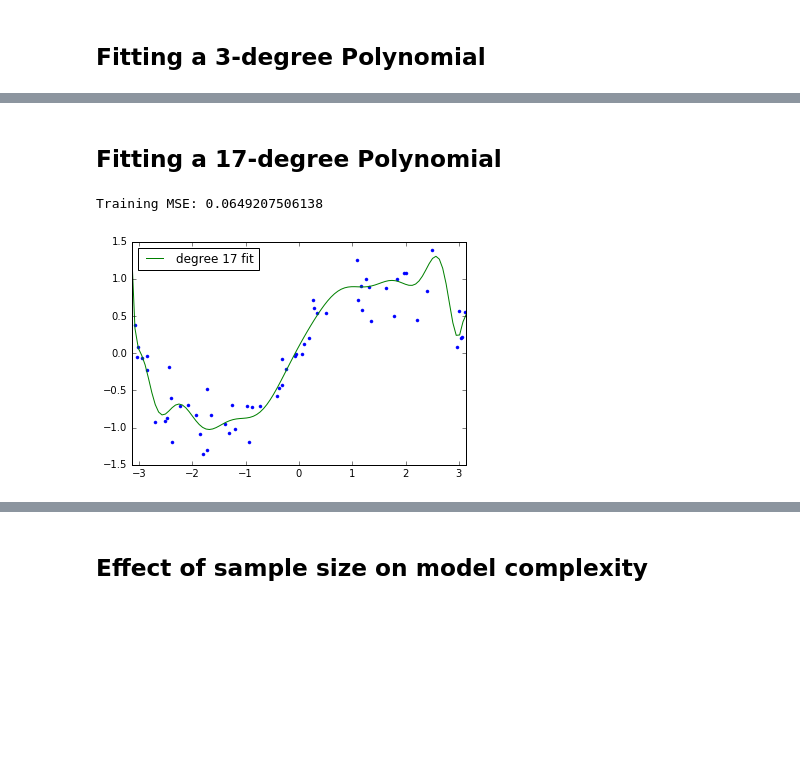
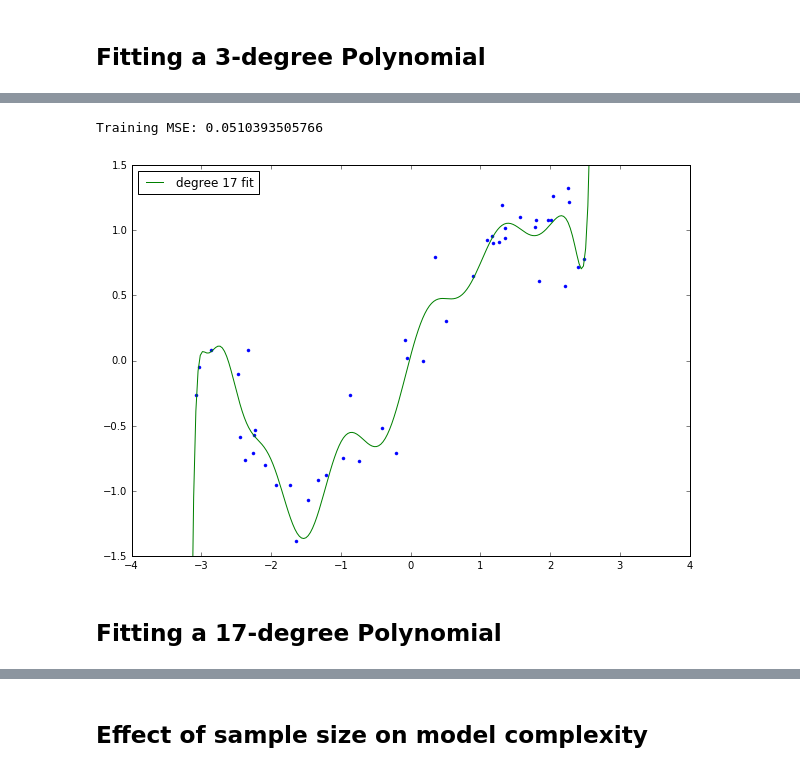
Before and after one commit to swkeny/Bias-Variance-Tradeoff, a Jupyter notebook: Python Scripts/Model Evaluation - Bias, Variance and Regularization.ipynb, the cells around one changed output, grey strips where cells are left out. Drawn from its saved outputs; the diff is of its cells as text; code cells hidden in the pictures; blank space fills up the shorter version.

```diff
--- a/Python Scripts/Model Evaluation - Bias, Variance and Regularization.ipynb
+++ b/Python Scripts/Model Evaluation - Bias, Variance and Regularization.ipynb
@@ -172,20 +202,19 @@ Training MSE: 0.0815610076977
+# %%
+solutionIndex = 4
+p17 = solutions[index][solutionIndex]
+axes = plt.gca()
+axes.set_ylim(-1.5,1.5)
+_ = plt.plot(x, y, '.')
+_ = plt.plot(xpoints, p17(xpoints), '-', label = 'degree 17 fit')
+_ = plt.legend(loc='upper left')
+print("Training MSE: " + str(MSE_ByComplexity(dataSetsTrain, solutions)[index][solutionIndex]))
+fig = matplotlib.pyplot.gcf()
+fig.set_size_inches(10, 7)
+# %% [output]
+Training MSE: 0.0510393505766
+[figure, added]
 # %% [markdown]
 ## Fitting a 17-degree Polynomial
-# %%
-solutionIndex = 4
-p10 = solutions[index][solutionIndex]
-
-axes = plt.gca()
-axes.set_xlim(-math.pi,math.pi)
-axes.set_ylim(-1.5,1.5)
-
-_ = plt.plot(x, y, '.')
-_ = plt.plot(xpoints, p10(xpoints), '-', label = 'degree 17 fit')
-_ = plt.legend(loc='upper left')
-print("Training MSE: " + str(MSE_ByComplexity(dataSetsTrain, solutions)[index][solutionIndex]))
-# %% [output]
-Training MSE: 0.0649207506138
-[figure, removed]
 # %%
 trainingMSE = MSE_ByComplexity(dataSetsTrain, solutions)
 for s in range(len(polynomialDegrees)) :
```
Also changed, not shown: parts of 31 cells of this notebook, 1 other file.
